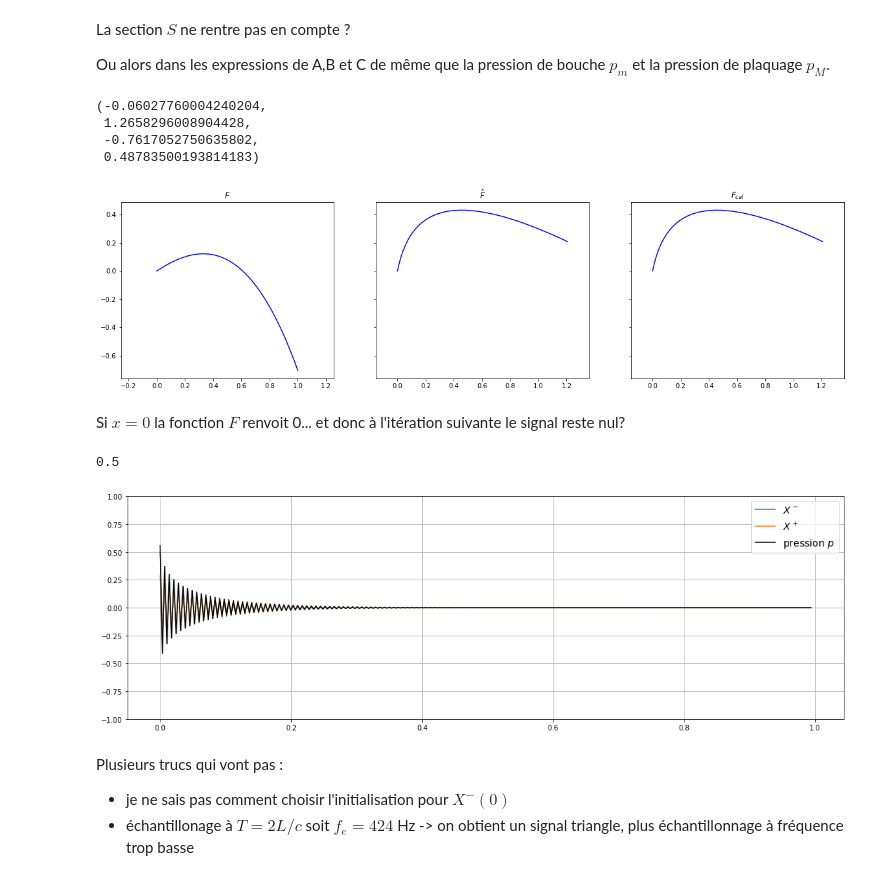
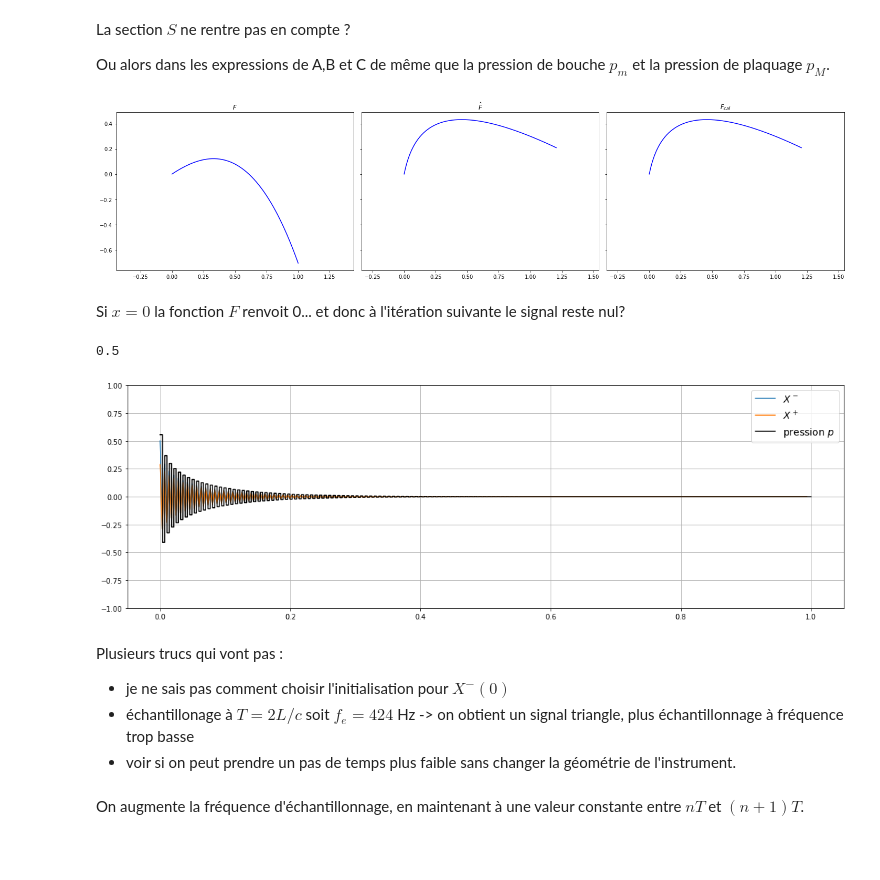
Before and after one commit to ClementineBerger/Auto-oscillations, a Jupyter notebook: Modélisations physique/maganza.ipynb, the cells around one changed output. Saved outputs shown, nothing was run; the diff lists cells and outputs as text; code cells hidden in the pictures; blank space fills up the shorter version.

```diff
--- a/Modélisations physique/maganza.ipynb
+++ b/Modélisations physique/maganza.ipynb
@@ -65,45 +67,45 @@ def Fcal(x,A,B,C,eps,Z0):
     X = Fhat(x,A,B,C)
     return X[1]*(Z0-eps)/(Z0+eps)
 
 gamma = 0.7
 A,B,C = coeffs(gamma,xi)
 
 x = np.linspace(0,1,200)
 y = F(x,A,B,C)
 
 Fchapeau = np.zeros_like(x)
 Fcaligraphie = np.zeros_like(x)
 xprime = np.zeros_like(x)
 for i in range(len(x)):
     X = Fhat(x[i],A,B,C)
     Fchapeau[i] = X[1]
     xprime[i] = X[0]
     Fcaligraphie[i] = Fcal(x[i],A,B,C,eps,Z0)
 
 fig, axs = plt.subplots(1,3,figsize=(20,5),sharey=True)
 
 axs[0].plot(x,y,'b')
 axs[0].set_title(r"$F$")
 axs[0].axis('equal')
 axs[1].plot(xprime,Fchapeau,'b')
 axs[1].set_title(r"$\hat{F}$")
 axs[1].axis('equal')
 axs[2].plot(xprime,Fcaligraphie,'b')
 axs[2].set_title(r"$F_{cal}$")
 axs[2].axis('equal')
+
+fig.tight_layout()
 # %% [output]
-(-0.06027760004240204,
- 1.2658296008904428,
- -0.7617052750635802,
- 0.48783500193814183)
-[figure, old version]
+[figure, new version]
 # %% [markdown]
 Si $x=0$ la fonction $F$ renvoit 0... et donc à l'itération suivante le signal reste nul?
 # %%
 ### Initialisation
-N = len(compute_time)
-Xmoins = np.zeros(N)
-Xplus = np.zeros(N)
+Ncompute = len(compute_time)
+Nsim = len(time_sim)
+
+Xmoins_compute = np.zeros(Ncompute)
+Xplus_compute = np.zeros(Ncompute)
 
 gamma = 0.6
 A,B,C = coeffs(gamma,xi)
@@ -112,23 +114,35 @@ p0 = pM*gamma
 
 # Initialisation
 
-Xmoins[0] = 0.5#(p0 - Z0*F(p0,A,B,C))/np.sqrt(2)
-print(Xmoins[0])
-X = Fhat(Xmoins[0],A,B,C)
-Xplus[0] = X[1]
+Xmoins_compute[0] = 0.5#(p0 - Z0*F(p0,A,B,C))/np.sqrt(2)
+print(Xmoins_compute[0])
+X = Fhat(Xmoins_compute[0],A,B,C)
+Xplus_compute[0] = X[1]
 
-for i in range(1,N):
-    Xmoins[i] = -Fcal(Xmoins[i-1],A,B,C,eps,Z0)
-    X = Fhat(Xmoins[i],A,B,C)
-    Xplus[i] = X[1]
+for i in range(1,Ncompute):
+    Xmoins_compute[i] = -Fcal(Xmoins_compute[i-1],A,B,C,eps,Z0)
+    X = Fhat(Xmoins_compute[i],A,B,C)
+    Xplus_compute[i] = X[1]
+
+Xmoins = np.zeros(Nsim)
+Xplus = np.zeros(Nsim)
+
+i = 0
+ind = 0
+while i < Nsim and ind < Ncompute :
+    Xmoins[i] = Xmoins_compute[ind]
+    Xplus[i] = Xplus_compute[ind]
+    i+=1
+    time = i/fe
+    ind = int(time//T)
 
 p = (Xmoins+Xplus)/np.sqrt(2)
 f = (Xmoins-Xplus)/np.sqrt(2)/Z0
 
 plt.figure(figsize=(15,5))
-plt.plot(compute_time,Xmoins,label=r'$X^-$')
-plt.plot(compute_time,Xplus,label=r'$X^+$')
-plt.plot(compute_time,p,color='k',label=r"pression $p$")
+plt.plot(compute_time,Xmoins_compute,label=r'$X^-$')
+plt.plot(compute_time,Xplus_compute,label=r'$X^+$')
+plt.plot(time_sim,p,color='k',label=r"pression $p$")
 plt.legend(fontsize=14)
 plt.grid()
 plt.ylim(-1,1)
@@ -136,9 +150,12 @@ plt.ylim(-1,1)
 plt.tight_layout()
 # %% [output]
 0.5
-[figure, old version]
+[figure, new version]
 # %% [markdown]
 Plusieurs trucs qui vont pas :
 
 - je ne sais pas comment choisir l'initialisation pour $X^-(0)$
 - échantillonage à $T = 2L/c$ soit $f_e = 424$ Hz -> on obtient un signal triangle, plus échantillonnage à fréquence trop basse
+- voir si on peut prendre un pas de temps plus faible sans changer la géométrie de l'instrument.
+# %% [markdown]
+On augmente la fréquence d'échantillonnage, en maintenant à une valeur constante entre $nT$ et $(n+1)T$.
```
Also changed, not shown: parts of 1 cell of this notebook.
